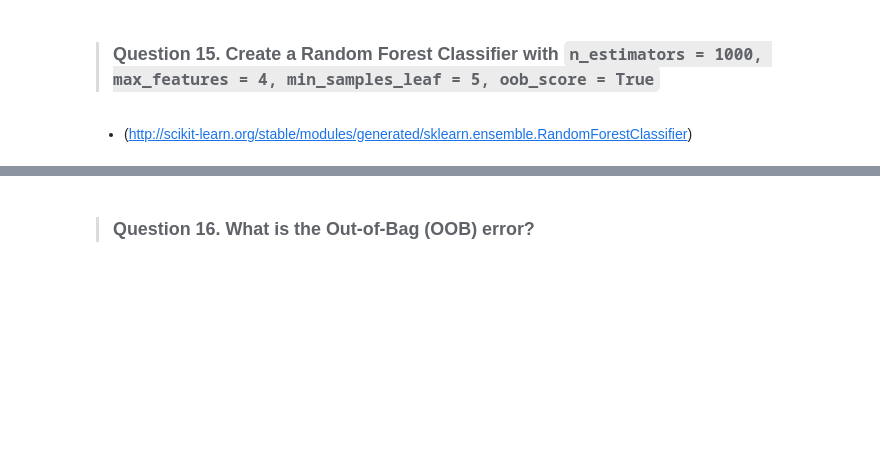
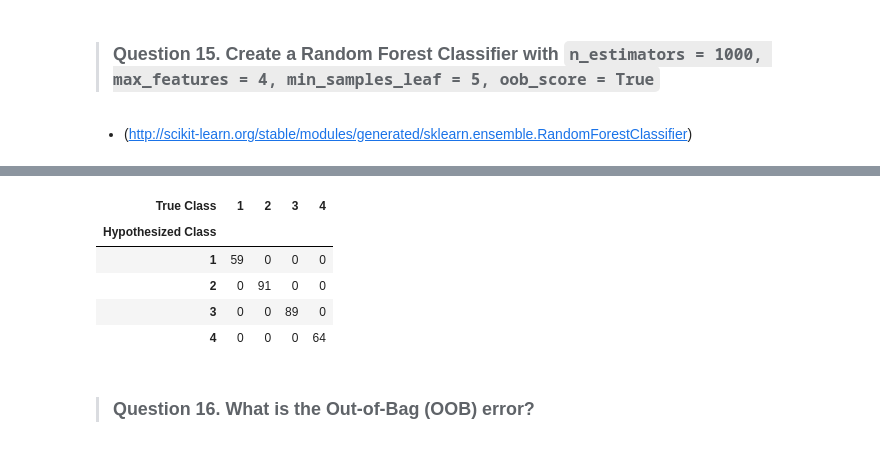
Before and after one commit to geewunders/DS-SF-34, a Jupyter notebook: classes/16/notebooks/assignment-16-trees-starter-code.ipynb, the cells around one changed output, grey strips where cells are left out. Saved outputs shown, nothing was run; the diff lists cells and outputs as text; code cells hidden in the pictures; blank space fills up the shorter version.

```diff
--- a/classes/16/notebooks/assignment-16-trees-starter-code.ipynb
+++ b/classes/16/notebooks/assignment-16-trees-starter-code.ipynb
@@ -284,0 +329,11 @@ model = ensemble.RandomForestClassifier(n_estimators = 1000,
+# %%
+train_y_hat3 = best_forest.predict(train_X)
+# %%
+pd.crosstab(train_y_hat3, train_y, rownames = ['Hypothesized Class'], colnames = ['True Class'])
+# %% [output]
+| True Class | 1 | 2 | 3 | 4 |
+| Hypothesized Class |  |  |  |  |
+| 1 | 59 | 0 | 0 | 0 |
+| 2 | 0 | 91 | 0 | 0 |
+| 3 | 0 | 0 | 89 | 0 |
+| 4 | 0 | 0 | 0 | 64 |
```
Also changed, not shown: parts of 15 cells of this notebook.
